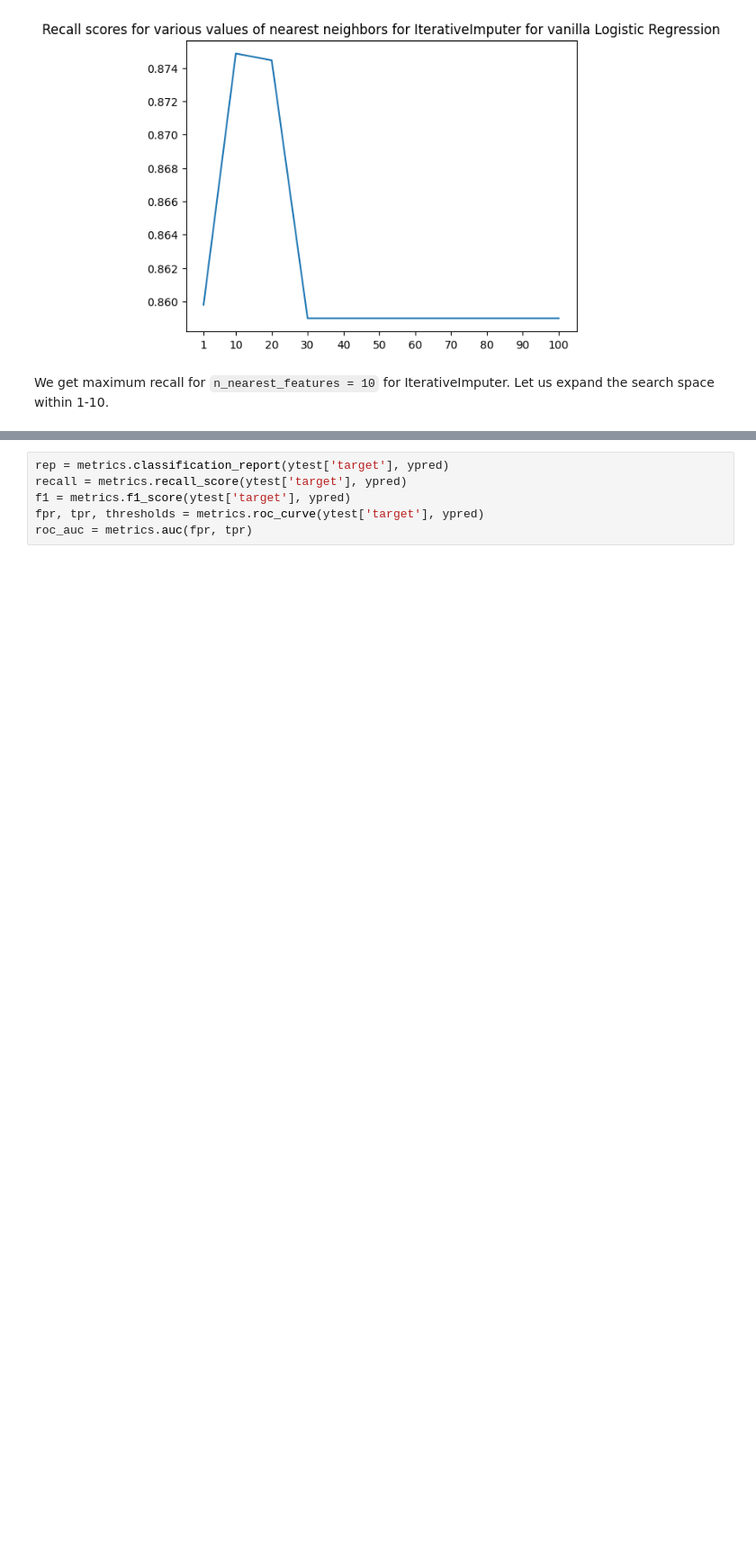
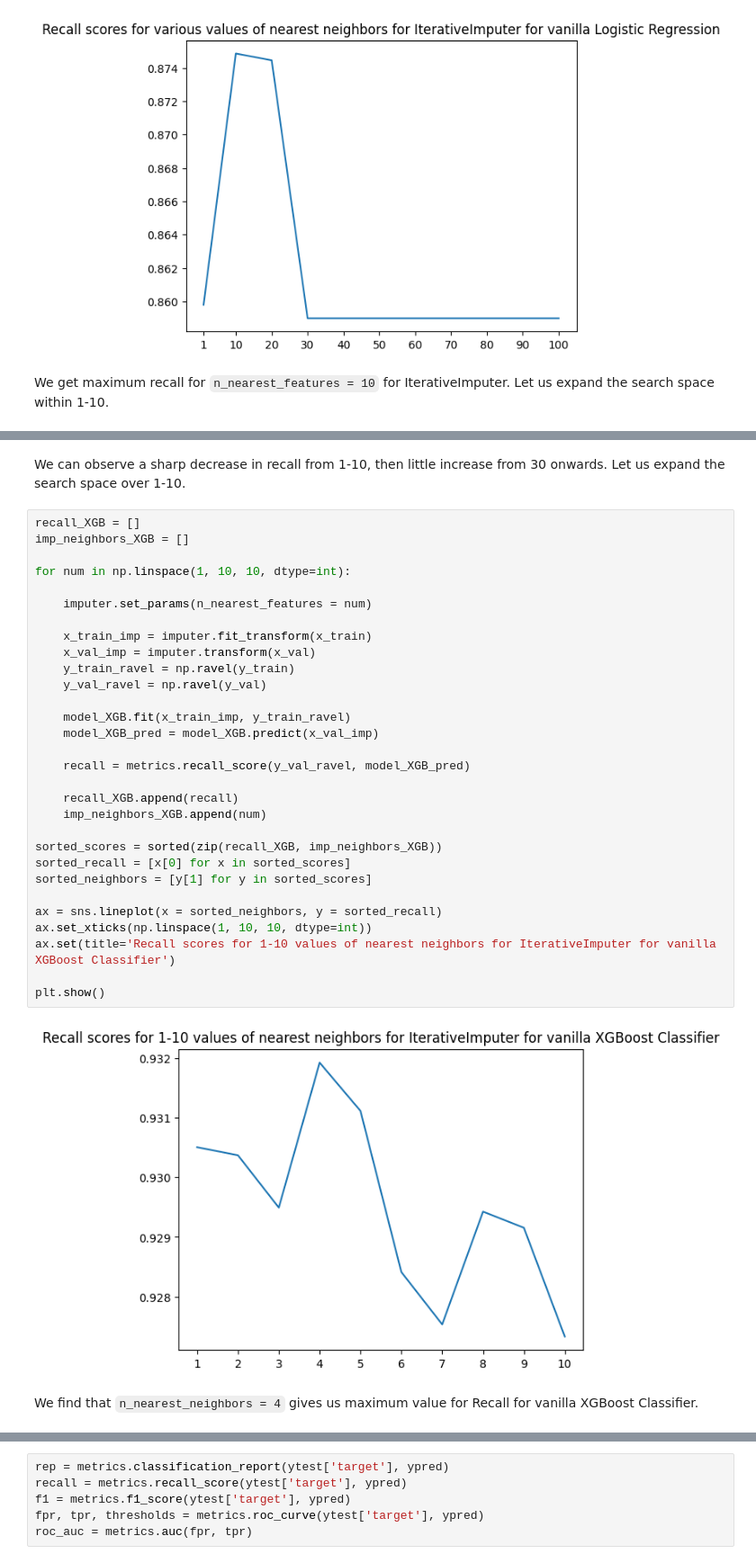
Before and after one commit to S84v/gst-analytics-hackathon, a Jupyter notebook: main.ipynb, the cells around one changed output, grey strips where cells are left out. Shown at 90% size. Drawn from its saved outputs; the diff is of its cells as text; blank space fills up the shorter version.

```diff
--- a/main.ipynb
+++ b/main.ipynb
@@ -373,0 +480,36 @@ print(metrics.classification_report(ytest['target'], ypred))
+# %% [markdown]
+We can observe a sharp decrease in recall from 1-10, then little increase from 30 onwards. Let us expand the search space over 1-10.
+# %%
+recall_XGB = []
+imp_neighbors_XGB = []
+
+for num in np.linspace(1, 10, 10, dtype=int):
+
+    imputer.set_params(n_nearest_features = num)
+
+    x_train_imp = imputer.fit_transform(x_train)
+    x_val_imp = imputer.transform(x_val)
+    y_train_ravel = np.ravel(y_train)
+    y_val_ravel = np.ravel(y_val)
+
+    model_XGB.fit(x_train_imp, y_train_ravel)
+    model_XGB_pred = model_XGB.predict(x_val_imp)
+
+    recall = metrics.recall_score(y_val_ravel, model_XGB_pred)
+
+    recall_XGB.append(recall)
+    imp_neighbors_XGB.append(num)
+
+sorted_scores = sorted(zip(recall_XGB, imp_neighbors_XGB))
+sorted_recall = [x[0] for x in sorted_scores]
+sorted_neighbors = [y[1] for y in sorted_scores]
+
+ax = sns.lineplot(x = sorted_neighbors, y = sorted_recall)
+ax.set_xticks(np.linspace(1, 10, 10, dtype=int))
+ax.set(title='Recall scores for 1-10 values of nearest neighbors for IterativeImputer for vanilla XGBoost Classifier')
+
+plt.show()
+# %% [output]
+[figure, added]
+# %% [markdown]
+We find that `n_nearest_neighbors = 4` gives us maximum value for Recall for vanilla XGBoost Classifier.
```
Also changed, not shown: parts of 22 cells of this notebook.
